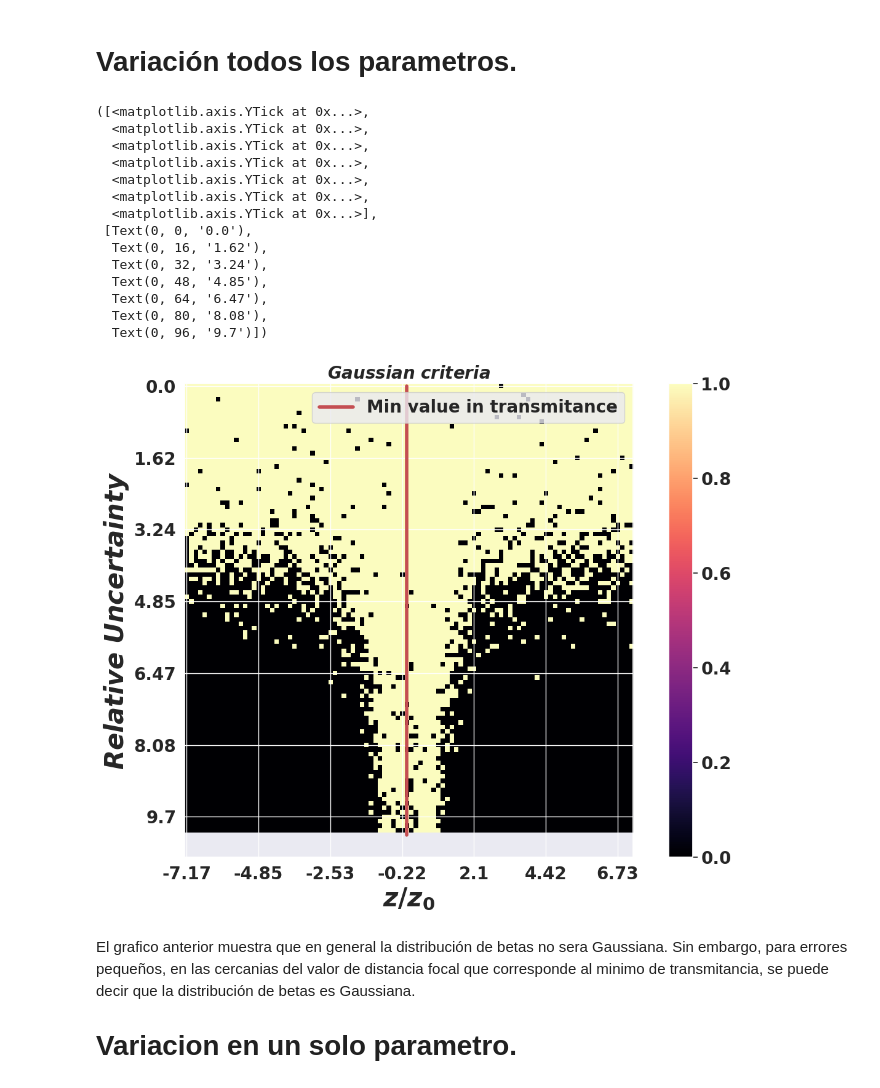
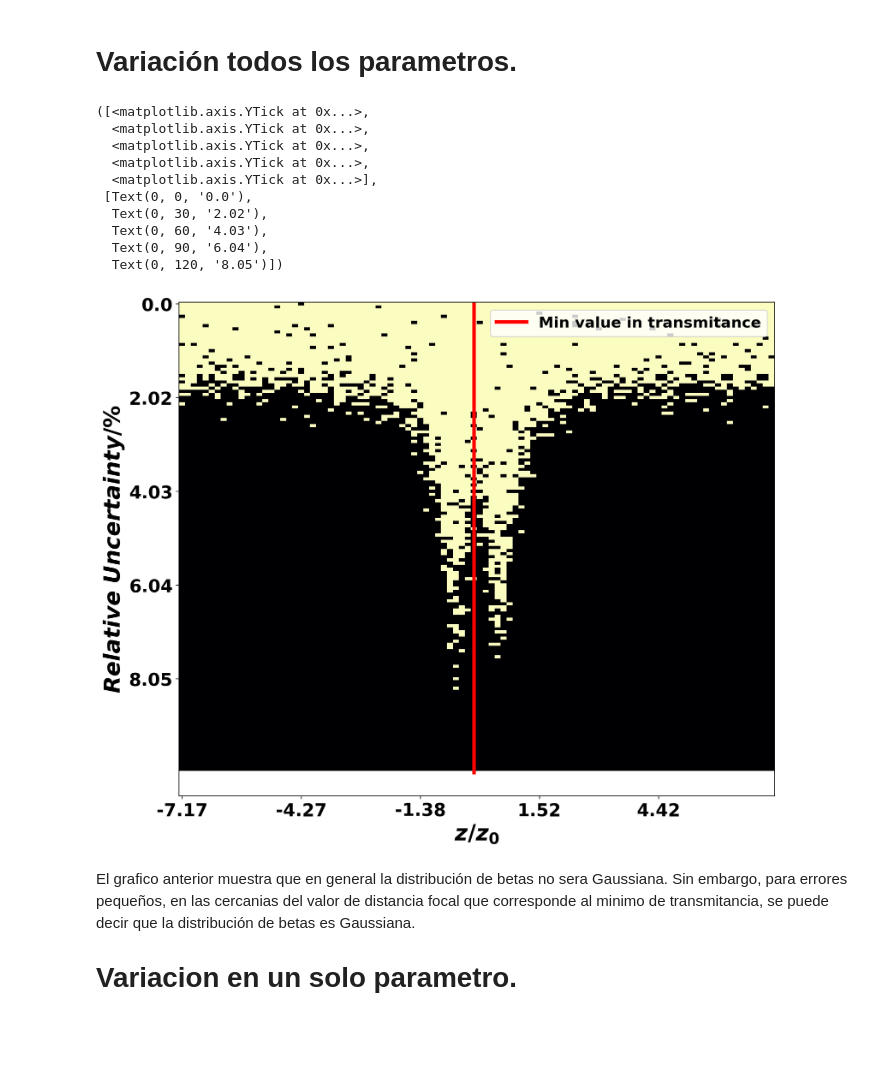
Before and after one commit to EstebanM-98/University_codes, a Jupyter notebook: TPA/ver_Gaussz.ipynb, the cells around one changed output. Saved outputs shown, nothing was run; the diff lists cells and outputs as text; code cells hidden in the pictures; blank space fills up the shorter version.

```diff
--- a/TPA/ver_Gaussz.ipynb
+++ b/TPA/ver_Gaussz.ipynb
@@ -19,7 +19,7 @@ import pandas as pd
 #matplotlib.rc('xtick', labelsize=20)
 #matplotlib.rc('ytick', labelsize=20)
 font = {'weight' : 'bold',
-        'size'   : 10}
+        'size'   : 20}
 matplotlib.rc('font', **font)
 import seaborn as sns
 import os
@@ -27,7 +27,6 @@ from scipy.stats import anderson
 from scipy.stats import kstest
 from scipy.stats import shapiro
 #to en otra carpeta
-sns.set_theme()
 # %% [markdown]
 # Funciones base utilizadas a lo largo del codigo:
 # %%
@@ -159,7 +158,7 @@ def dist_betas(N,desv,k,par):
     TPA=[]
     TT=list(fscanTH2(z,focal,beta,L,Pavg,Tp,wl,D,Cf,alfa,R,freq)) #Señal simulada
     trans=TT[k] #Minimo de la señal simulada.
-    er=desv/(1.96*100)
+    er=desv/(100)
     er_L=er*par[0]
     er_P=er*par[1]
     er_T=er*par[2]
@@ -243,59 +242,53 @@ Nuestro proposito a continuación es verificar en general para que valores de er
 # %%
 beta_med=[]
 beta_sig=[]
-er_r=np.linspace(0.005,10,100) #Porcentaje de error
+er_r=np.linspace(0.005,10,150) #Porcentaje de error
 final=np.zeros((len(er_r),len(z)))
 
 for k in range(len(z)):
 
     for c,j in enumerate(er_r):
 
-        beta_hist=np.array(dist_betas(1000,j,k,params))
+        beta_hist=np.array(dist_betas(2000,j,k,params))
         criterio=confirm_gauss(beta_hist)
         final[c,k]=criterio
 # %%
-fig = plt.figure(figsize=(15,10))
+f=plt.figure(figsize=(12,10),dpi=200)
 
-er_r=np.linspace(0.005,10,100) #Porcentaje de error
-matplotlib.rc('xtick', labelsize=20)
-matplotlib.rc('ytick', labelsize=20)
-plt.imshow(final, cmap='magma')
+er_r=np.linspace(0.005,10,150) #Porcentaje de error
+
+plt.imshow(final, cmap='magma',interpolation='nearest', aspect='auto')
 plt.plot([index,index],[len(er_r),0],'r',lw=4,label='Min value in transmitance')
-plt.ylabel('$Relative$ $Uncertainty$',fontsize=30)
-plt.xlabel('$z/z_0$',fontsize=30)
-plt.title('$Gaussian$ $criteria$',fontsize=20)
-plt.legend(fontsize=20)
-plt.colorbar()
+plt.ylabel('$Relative$ $Uncertainty/\%$',fontsize=25)
+plt.xlabel('$z/z_0$',fontsize=25)
+plt.legend(fontsize=17)
+#plt.colorbar()
 
 nx = z.shape[0]
-no_labels = 7 # how many labels to see on axis x
+no_labels = 6 # how many labels to see on axis x
 step_x = int(nx / (no_labels - 1)) # step between consecutive labels
 x_positions = np.arange(0,nx,step_x) # pixel count at label position
 x_labels = np.round((z/z0)[::step_x],2) # labels you want to see
 plt.xticks(x_positions, np.sort(x_labels),fontsize=20)
 
 ny = er_r.shape[0]
-no_labels = 7 # how many labels to see on axis x
+no_labels = 6 # how many labels to see on axis x
 step_y = int(ny / (no_labels - 1)) # step between consecutive labels
 y_positions = np.arange(0,ny,step_y) # pixel count at label position
 y_labels = np.round(er_r[::step_y],2) # labels you want to see
 plt.yticks(y_positions, np.sort(y_labels),fontsize=20)
 # %% [output]
 ([<matplotlib.axis.YTick at 0x...>,
-  <matplotlib.axis.YTick at 0x...>,
-  <matplotlib.axis.YTick at 0x...>,
   <matplotlib.axis.YTick at 0x...>,
   <matplotlib.axis.YTick at 0x...>,
   <matplotlib.axis.YTick at 0x...>,
   <matplotlib.axis.YTick at 0x...>],
  [Text(0, 0, '0.0'),
-  Text(0, 16, '1.62'),
-  Text(0, 32, '3.24'),
-  Text(0, 48, '4.85'),
-  Text(0, 64, '6.47'),
-  Text(0, 80, '8.08'),
-  Text(0, 96, '9.7')])
+  Text(0, 30, '2.02'),
+  Text(0, 60, '4.03'),
+  Text(0, 90, '6.04'),
+  Text(0, 120, '8.05')])
-[figure, old version]
+[figure, new version]
 # %% [markdown]
 El grafico anterior muestra que en general la distribución de betas no sera Gaussiana. Sin embargo, para errores pequeños, en las cercanias del valor de distancia focal que corresponde al minimo de transmitancia, se puede decir que la distribución de betas es Gaussiana.
 
```
Also changed, not shown: parts of 2 cells of this notebook, 7 other files.
